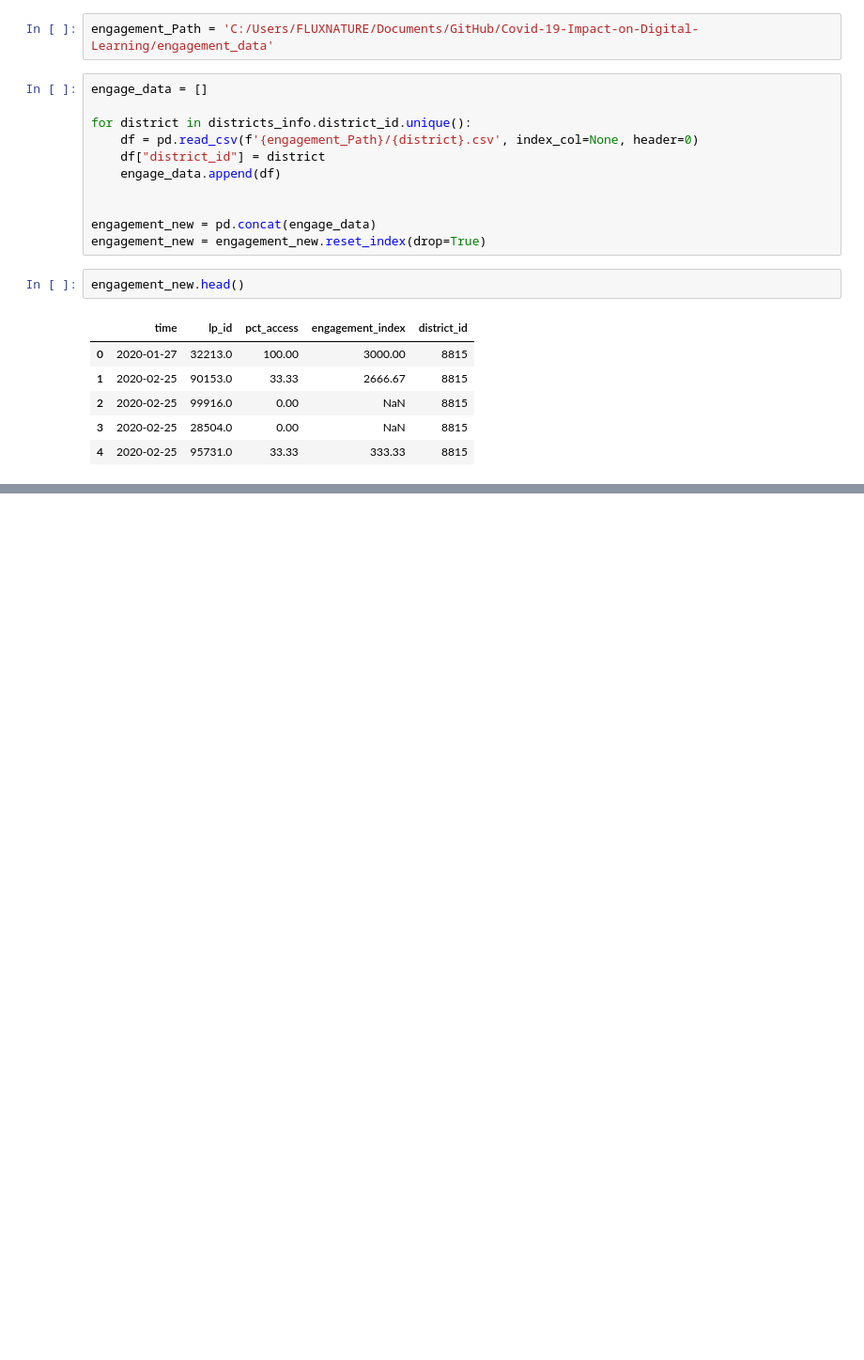
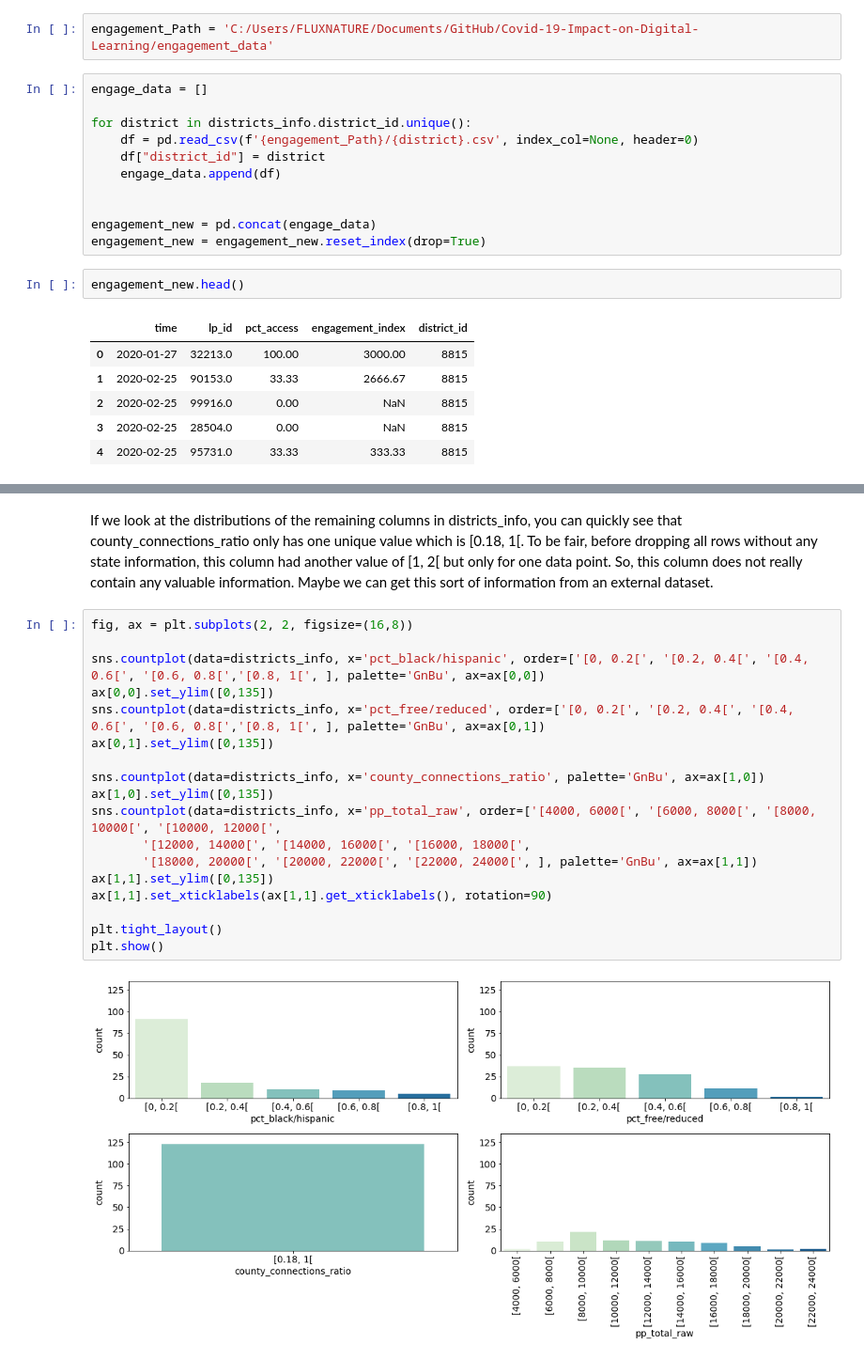
Before and after one commit to AbooNaziha/Covid-19-Impact-on-Digital-Learning, a Jupyter notebook: data_preprocessing.ipynb, the cells around one changed output, grey strips where cells are left out. Shown: that part at 94% size. Saved outputs shown, nothing was run; the diff lists cells and outputs as text; blank space fills up the shorter version.

```diff
--- a/data_preprocessing.ipynb
+++ b/data_preprocessing.ipynb
@@ -210,0 +433,22 @@ engagement_new.head()
+# %% [markdown]
+If we look at the distributions of the remaining columns in districts_info, you can quickly see that county_connections_ratio only has one unique value which is [0.18, 1[. To be fair, before dropping all rows without any state information, this column had another value of [1, 2[ but only for one data point. So, this column does not really contain any valuable information. Maybe we can get this sort of information from an external dataset.
+# %%
+fig, ax = plt.subplots(2, 2, figsize=(16,8))
+
+sns.countplot(data=districts_info, x='pct_black/hispanic', order=['[0, 0.2[', '[0.2, 0.4[', '[0.4, 0.6[', '[0.6, 0.8[','[0.8, 1[', ], palette='GnBu', ax=ax[0,0])
+ax[0,0].set_ylim([0,135])
+sns.countplot(data=districts_info, x='pct_free/reduced', order=['[0, 0.2[', '[0.2, 0.4[', '[0.4, 0.6[', '[0.6, 0.8[','[0.8, 1[', ], palette='GnBu', ax=ax[0,1])
+ax[0,1].set_ylim([0,135])
+
+sns.countplot(data=districts_info, x='county_connections_ratio', palette='GnBu', ax=ax[1,0])
+ax[1,0].set_ylim([0,135])
+sns.countplot(data=districts_info, x='pp_total_raw', order=['[4000, 6000[', '[6000, 8000[', '[8000, 10000[', '[10000, 12000[',
+       '[12000, 14000[', '[14000, 16000[', '[16000, 18000[',
+       '[18000, 20000[', '[20000, 22000[', '[22000, 24000[', ], palette='GnBu', ax=ax[1,1])
+ax[1,1].set_ylim([0,135])
+ax[1,1].set_xticklabels(ax[1,1].get_xticklabels(), rotation=90)
+
+plt.tight_layout()
+plt.show()
+# %% [output]
+[figure, added]
```
Also changed, not shown: parts of 21 cells of this notebook.
